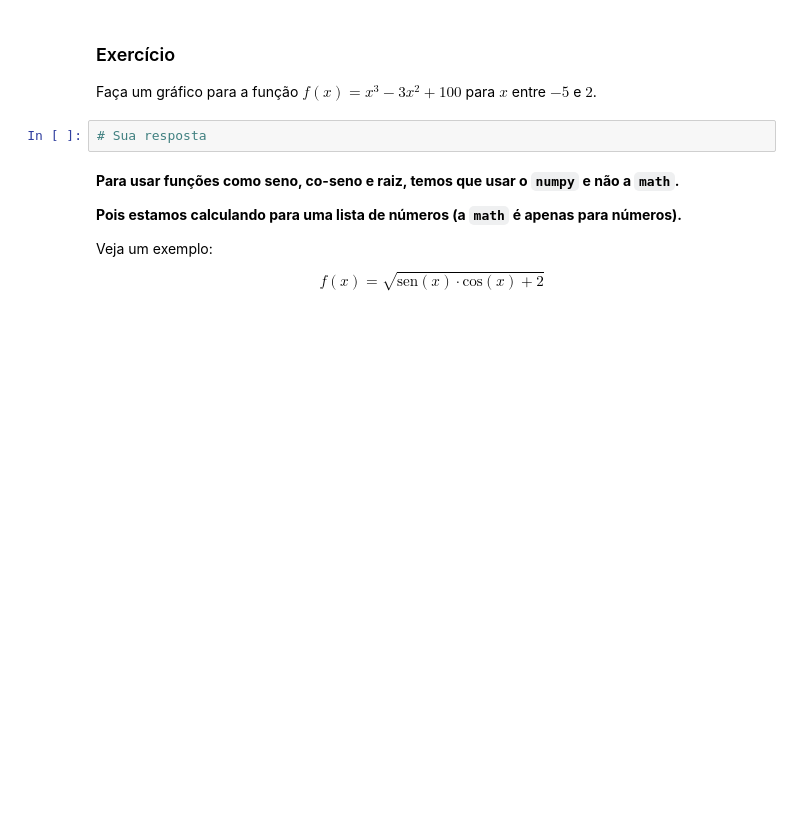
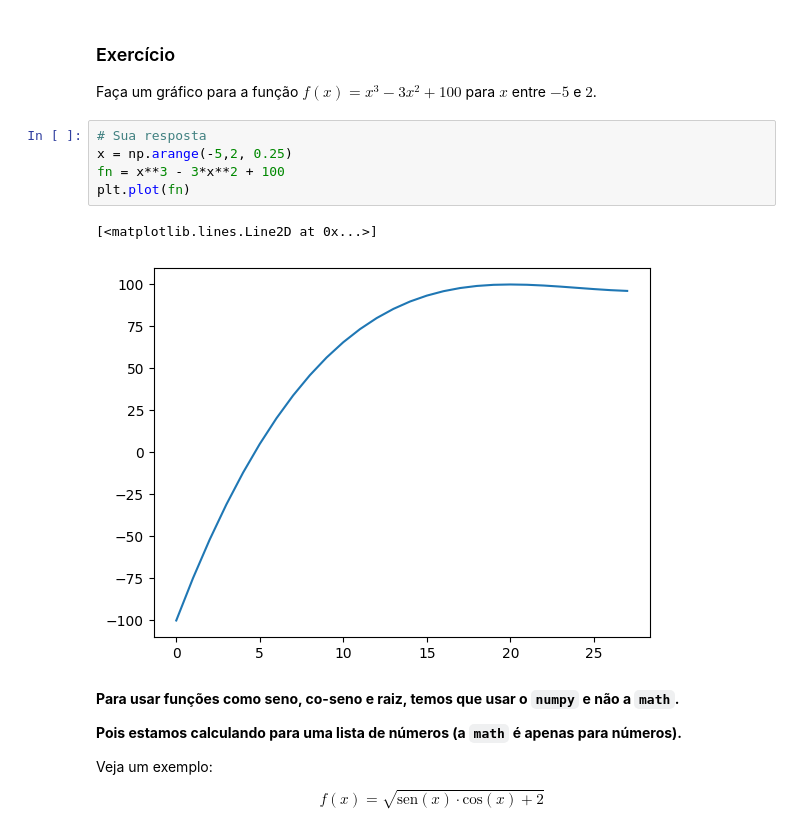
Before and after one commit to mahzze/Solucoes-notebooks-bcc, a Jupyter notebook: aulas/3_Graficos.ipynb, the cells around one changed output. Drawn from its saved outputs; the diff is of its cells as text; blank space fills up the shorter version.

```diff
--- a/aulas/3_Graficos.ipynb
+++ b/aulas/3_Graficos.ipynb
@@ -184,8 +245,14 @@ Assim, obtemos um gráfico para função $f(x) = x^2-2x+1$ para x entre $-10$ e
 ### Exercício
 
 Faça um gráfico para a função $f(x) = x^3-3x^2+100$ para $x$ entre $-5$ e $2$.
-# %%
-# Sua resposta
+# %%
+# Sua resposta
+x = np.arange(-5,2, 0.25)
+fn = x**3 - 3*x**2 + 100
+plt.plot(fn)
+# %% [output]
+[<matplotlib.lines.Line2D at 0x...>]
+[figure, added]
 # %% [markdown]
 **Para usar funções como seno, co-seno e raiz, temos que usar o ``numpy`` e não a ``math``.**
 
```
Also changed, not shown: parts of 33 cells of this notebook.
